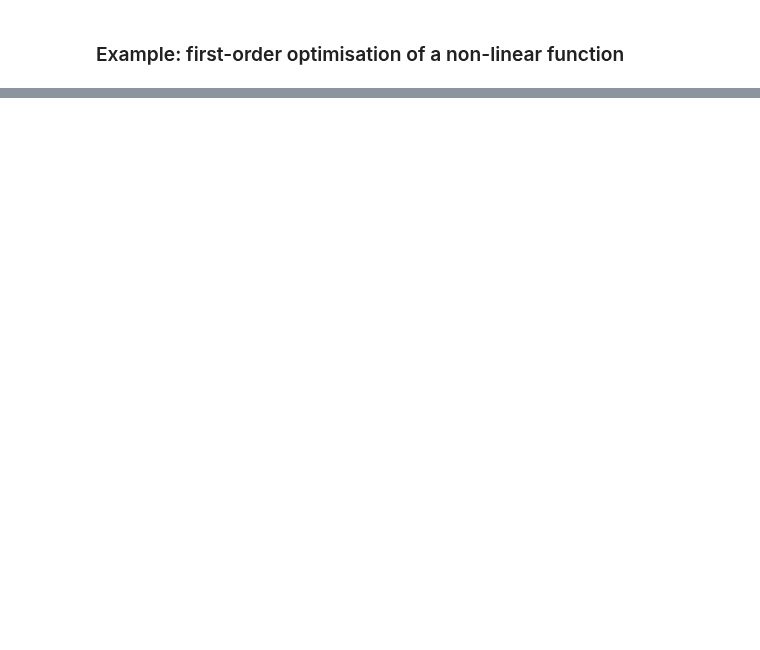
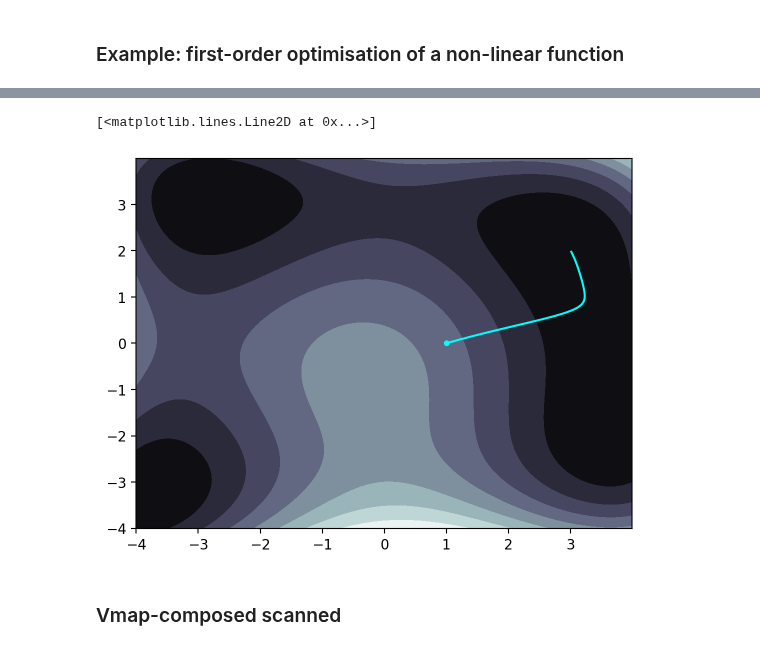
Before and after one commit to sapienzaio/online-ml-finance, a Jupyter notebook: 01-jax.ipynb, the cells around one changed output, grey strips where cells are left out. Cells and saved outputs as stored; diff of their text form; code cells hidden in the pictures; blank space fills up the shorter version.

```diff
--- a/01-jax.ipynb
+++ b/01-jax.ipynb
@@ -284,0 +321,18 @@ jax.
+# %%
+alpha = 1e-3
+def step_fn(x, _):
+    x_new = x - alpha * df(x)
+    return x_new, x_new
+# %%
+x0 = jnp.array([1.0, 0.0])
+steps = jnp.arange(250)
+x_final, hist = jax.lax.scan(step_fn, x0, steps)
+
+plt.contourf(*X, f(X), cmap="bone")
+plt.scatter(*x0, c="cyan", s=10)
+plt.plot(*hist.T, c="cyan")
+# %% [output]
+[<matplotlib.lines.Line2D at 0x...>]
+[figure, added]
+# %% [markdown]
+### Vmap-composed scanned
```
Also changed, not shown: parts of 28 cells of this notebook.
